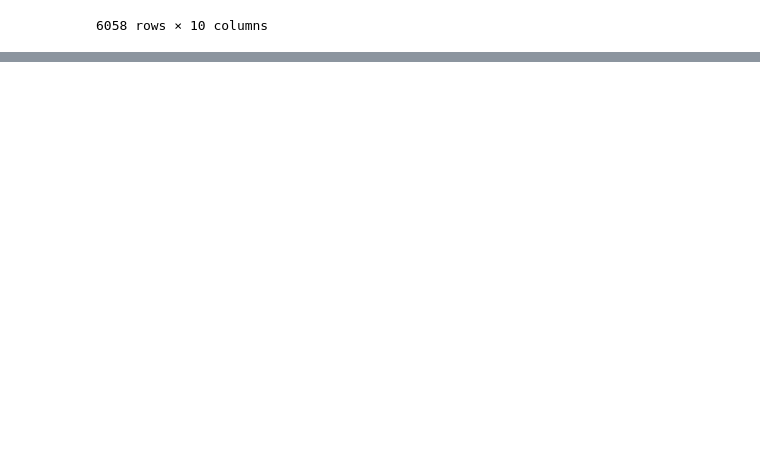
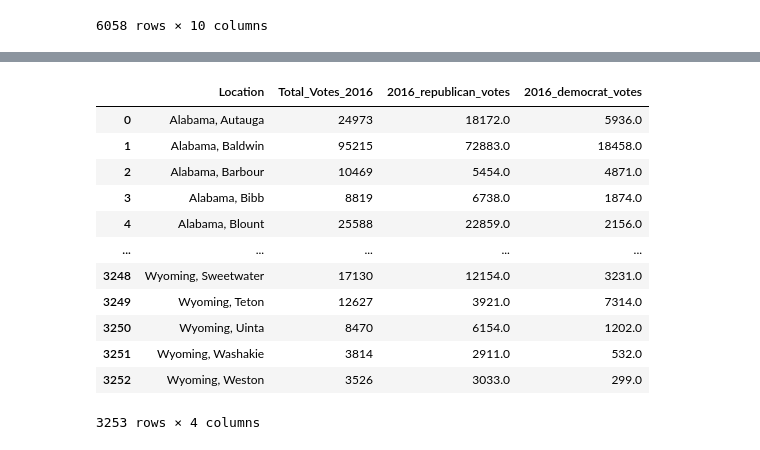
Before and after one commit to jennylynnramz/project1, a Jupyter notebook: county_check2016.ipynb, the cells around one changed output, grey strips where cells are left out. Saved outputs shown, nothing was run; the diff lists cells and outputs as text; code cells hidden in the pictures; blank space fills up the shorter version.

```diff
--- a/county_check2016.ipynb
+++ b/county_check2016.ipynb
@@ -204,0 +224,5 @@ census_AND_election_2016_reorder
+# %%
+# collecting required columns...
+republican_2016 = republican_2016[['Total_Votes', 'Candidate_Votes', 'Location']]
+republican_2016.columns = ['Total_Votes', '2016_republican_votes', 'Location']
+republican_2016.head()
@@ -204,0 +236,4 @@ census_AND_election_2016_reorder
+# %%
+democrat_2016 = democrat_2016[['Total_Votes', 'Candidate_Votes', 'Location']]
+democrat_2016.columns = ['Total_Votes', '2016_democrat_votes', 'Location']
+democrat_2016.head()
@@ -204,0 +247,20 @@ census_AND_election_2016_reorder
+# %%
+election_parties_2016 = pd.merge(republican_2016,democrat_2016, on='Location')
+election_parties_2016
+election_parties_2016 = election_parties_2016[['Location','Total_Votes_x','2016_republican_votes','2016_democrat_votes']]
+election_parties_2016.columns = ['Location','Total_Votes_2016','2016_republican_votes','2016_democrat_votes']
+election_parties_2016
+# %% [output]
+|  | Location | Total_Votes_2016 | 2016_republican_votes | 2016_democrat_votes |
+| 0 | Alabama, Autauga | 24973 | 18172.0 | 5936.0 |
+| 1 | Alabama, Baldwin | 95215 | 72883.0 | 18458.0 |
+| 2 | Alabama, Barbour | 10469 | 5454.0 | 4871.0 |
+| 3 | Alabama, Bibb | 8819 | 6738.0 | 1874.0 |
+| 4 | Alabama, Blount | 25588 | 22859.0 | 2156.0 |
+| ... | ... | ... | ... | ... |
+| 3248 | Wyoming, Sweetwater | 17130 | 12154.0 | 3231.0 |
+| 3249 | Wyoming, Teton | 12627 | 3921.0 | 7314.0 |
+| 3250 | Wyoming, Uinta | 8470 | 6154.0 | 1202.0 |
+| 3251 | Wyoming, Washakie | 3814 | 2911.0 | 532.0 |
+| 3252 | Wyoming, Weston | 3526 | 3033.0 | 299.0 |
+3253 rows × 4 columns
```
Also changed, not shown: parts of 4 cells of this notebook, 2 other files.
